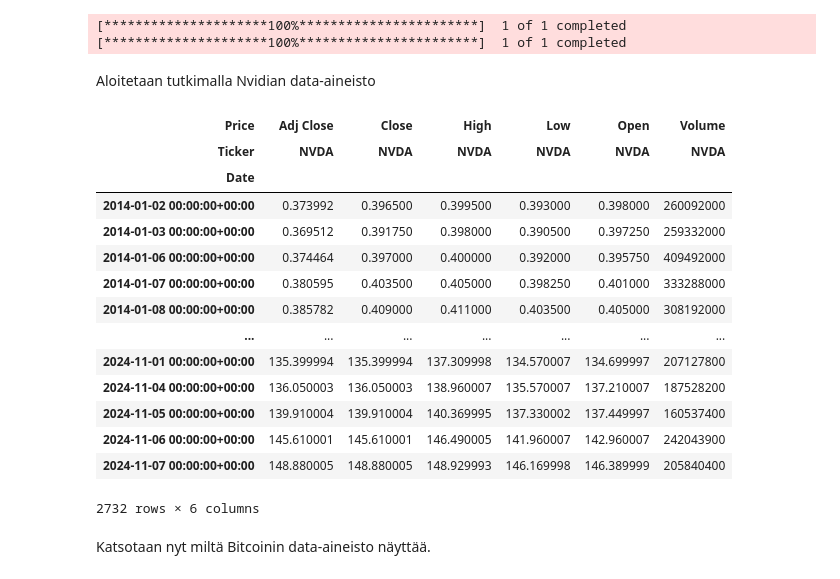
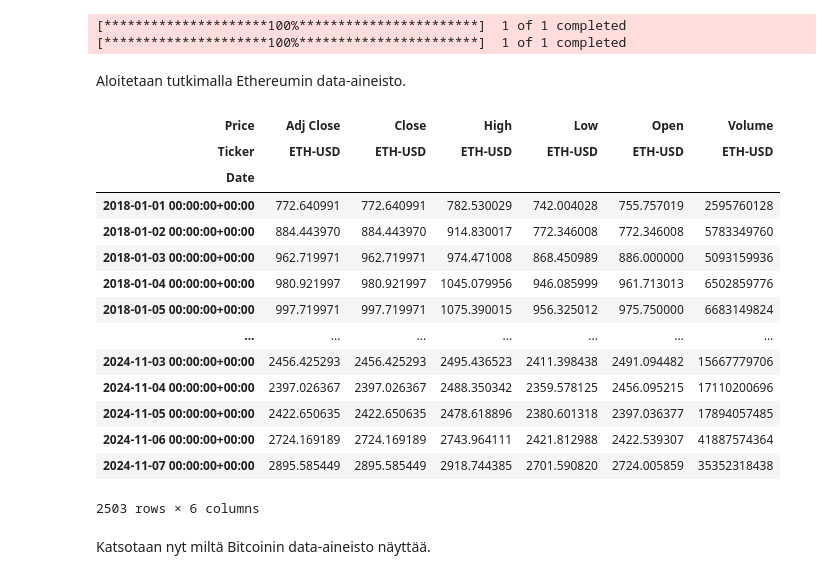
Before and after one commit to TatuE/Data_analytics, a Jupyter notebook: assignment_2/Tehtava_2_aikasarjat.ipynb, the cells around one changed output. Saved outputs shown, nothing was run; the diff lists cells and outputs as text; code cells hidden in the pictures.

```diff
--- a/assignment_2/Tehtava_2_aikasarjat.ipynb
+++ b/assignment_2/Tehtava_2_aikasarjat.ipynb
@@ -120,25 +121,25 @@ bitcoin_d = yf.download('BTC-USD', start='2014-1-1')
 [*********************100%***********************]  1 of 1 completed
 [*********************100%***********************]  1 of 1 completed
 # %% [markdown]
-Aloitetaan tutkimalla Nvidian data-aineisto
+Aloitetaan tutkimalla Ethereumin data-aineisto.
-# %%
-ndivia_d
-# %% [output]
-| Price | Adj Close | Close | High | Low | Open | Volume |
-| Ticker | NVDA | NVDA | NVDA | NVDA | NVDA | NVDA |
-| Date |  |  |  |  |  |  |
-| 2014-01-02 00:00:00+00:00 | 0.373992 | 0.396500 | 0.399500 | 0.393000 | 0.398000 | 260092000 |
-| 2014-01-03 00:00:00+00:00 | 0.369512 | 0.391750 | 0.398000 | 0.390500 | 0.397250 | 259332000 |
-| 2014-01-06 00:00:00+00:00 | 0.374464 | 0.397000 | 0.400000 | 0.392000 | 0.395750 | 409492000 |
-| 2014-01-07 00:00:00+00:00 | 0.380595 | 0.403500 | 0.405000 | 0.398250 | 0.401000 | 333288000 |
-| 2014-01-08 00:00:00+00:00 | 0.385782 | 0.409000 | 0.411000 | 0.403500 | 0.405000 | 308192000 |
-| ... | ... | ... | ... | ... | ... | ... |
-| 2024-11-01 00:00:00+00:00 | 135.399994 | 135.399994 | 137.309998 | 134.570007 | 134.699997 | 207127800 |
-| 2024-11-04 00:00:00+00:00 | 136.050003 | 136.050003 | 138.960007 | 135.570007 | 137.210007 | 187528200 |
-| 2024-11-05 00:00:00+00:00 | 139.910004 | 139.910004 | 140.369995 | 137.330002 | 137.449997 | 160537400 |
-| 2024-11-06 00:00:00+00:00 | 145.610001 | 145.610001 | 146.490005 | 141.960007 | 142.960007 | 242043900 |
-| 2024-11-07 00:00:00+00:00 | 148.880005 | 148.880005 | 148.929993 | 146.169998 | 146.389999 | 205840400 |
-2732 rows × 6 columns
+# %%
+ethereum_d
+# %% [output]
+| Price | Adj Close | Close | High | Low | Open | Volume |
+| Ticker | ETH-USD | ETH-USD | ETH-USD | ETH-USD | ETH-USD | ETH-USD |
+| Date |  |  |  |  |  |  |
+| 2018-01-01 00:00:00+00:00 | 772.640991 | 772.640991 | 782.530029 | 742.004028 | 755.757019 | 2595760128 |
+| 2018-01-02 00:00:00+00:00 | 884.443970 | 884.443970 | 914.830017 | 772.346008 | 772.346008 | 5783349760 |
+| 2018-01-03 00:00:00+00:00 | 962.719971 | 962.719971 | 974.471008 | 868.450989 | 886.000000 | 5093159936 |
+| 2018-01-04 00:00:00+00:00 | 980.921997 | 980.921997 | 1045.079956 | 946.085999 | 961.713013 | 6502859776 |
+| 2018-01-05 00:00:00+00:00 | 997.719971 | 997.719971 | 1075.390015 | 956.325012 | 975.750000 | 6683149824 |
+| ... | ... | ... | ... | ... | ... | ... |
+| 2024-11-03 00:00:00+00:00 | 2456.425293 | 2456.425293 | 2495.436523 | 2411.398438 | 2491.094482 | 15667779706 |
+| 2024-11-04 00:00:00+00:00 | 2397.026367 | 2397.026367 | 2488.350342 | 2359.578125 | 2456.095215 | 17110200696 |
+| 2024-11-05 00:00:00+00:00 | 2422.650635 | 2422.650635 | 2478.618896 | 2380.601318 | 2397.036377 | 17894057485 |
+| 2024-11-06 00:00:00+00:00 | 2724.169189 | 2724.169189 | 2743.964111 | 2421.812988 | 2422.539307 | 41887574364 |
+| 2024-11-07 00:00:00+00:00 | 2895.585449 | 2895.585449 | 2918.744385 | 2701.590820 | 2724.005859 | 35352318438 |
+2503 rows × 6 columns
 # %% [markdown]
 Katsotaan nyt miltä Bitcoinin data-aineisto näyttää.
 # %%
```
Also changed, not shown: parts of 7 cells of this notebook, 1 other file.
